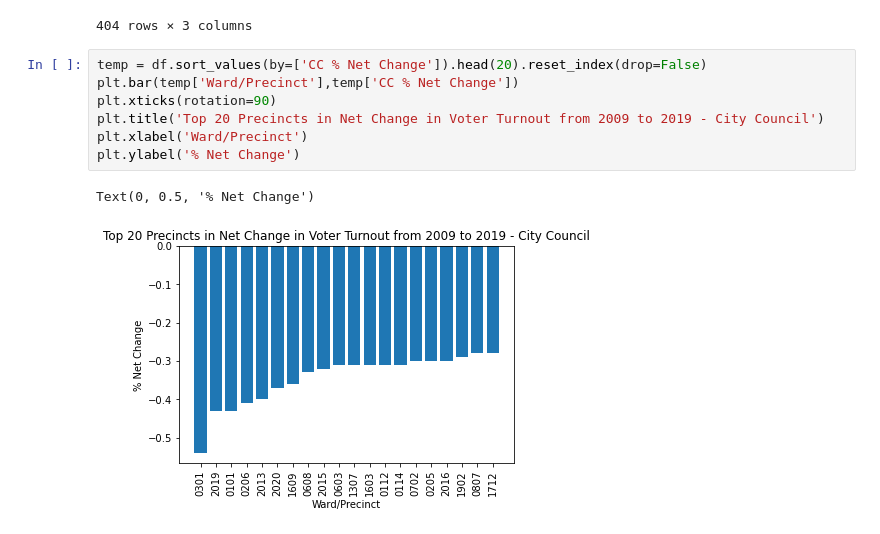
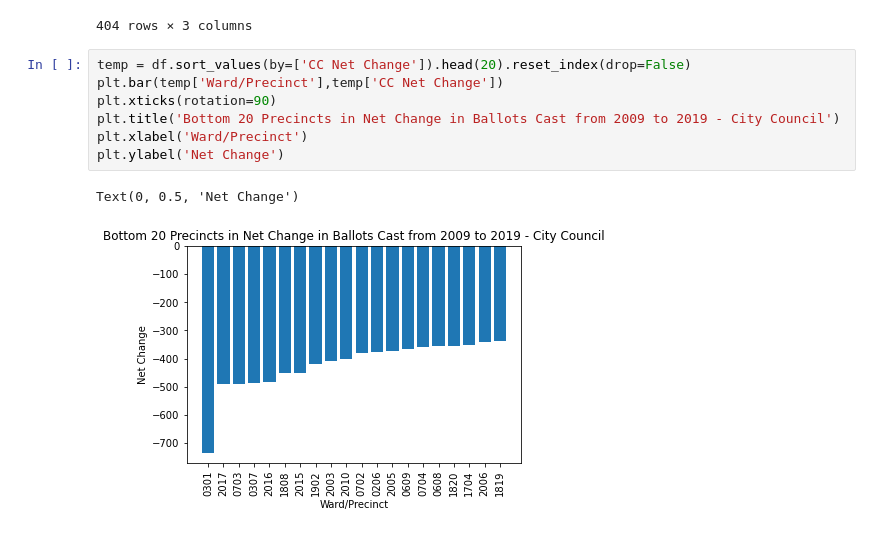
Before and after one commit to yagevlevi/BaystateBanner_Spark, a Jupyter notebook: Voting Patterns/Net_Change_Analysis.ipynb, the cells around one changed output. Saved outputs shown, nothing was run; the diff lists cells and outputs as text.

Commit message:
more visualizations

```diff
--- a/Voting Patterns/Net_Change_Analysis.ipynb
+++ b/Voting Patterns/Net_Change_Analysis.ipynb
@@ -88,12 +86,12 @@ neighbs
 | 403 | 0115 | Harbor Islands | 0.9933 |
 404 rows × 3 columns
 # %%
-temp = df.sort_values(by=['CC % Net Change']).head(20).reset_index(drop=False)
-plt.bar(temp['Ward/Precinct'],temp['CC % Net Change'])
+temp = df.sort_values(by=['CC Net Change']).head(20).reset_index(drop=False)
+plt.bar(temp['Ward/Precinct'],temp['CC Net Change'])
 plt.xticks(rotation=90)
-plt.title('Top 20 Precincts in Net Change in Voter Turnout from 2009 to 2019 - City Council')
+plt.title('Bottom 20 Precincts in Net Change in Ballots Cast from 2009 to 2019 - City Council')
 plt.xlabel('Ward/Precinct')
-plt.ylabel('% Net Change')
+plt.ylabel('Net Change')
 # %% [output]
-Text(0, 0.5, '% Net Change')
+Text(0, 0.5, 'Net Change')
-[figure, old version]
+[figure, new version]
```
Also changed, not shown: parts of 14 cells of this notebook, 30 other files.
